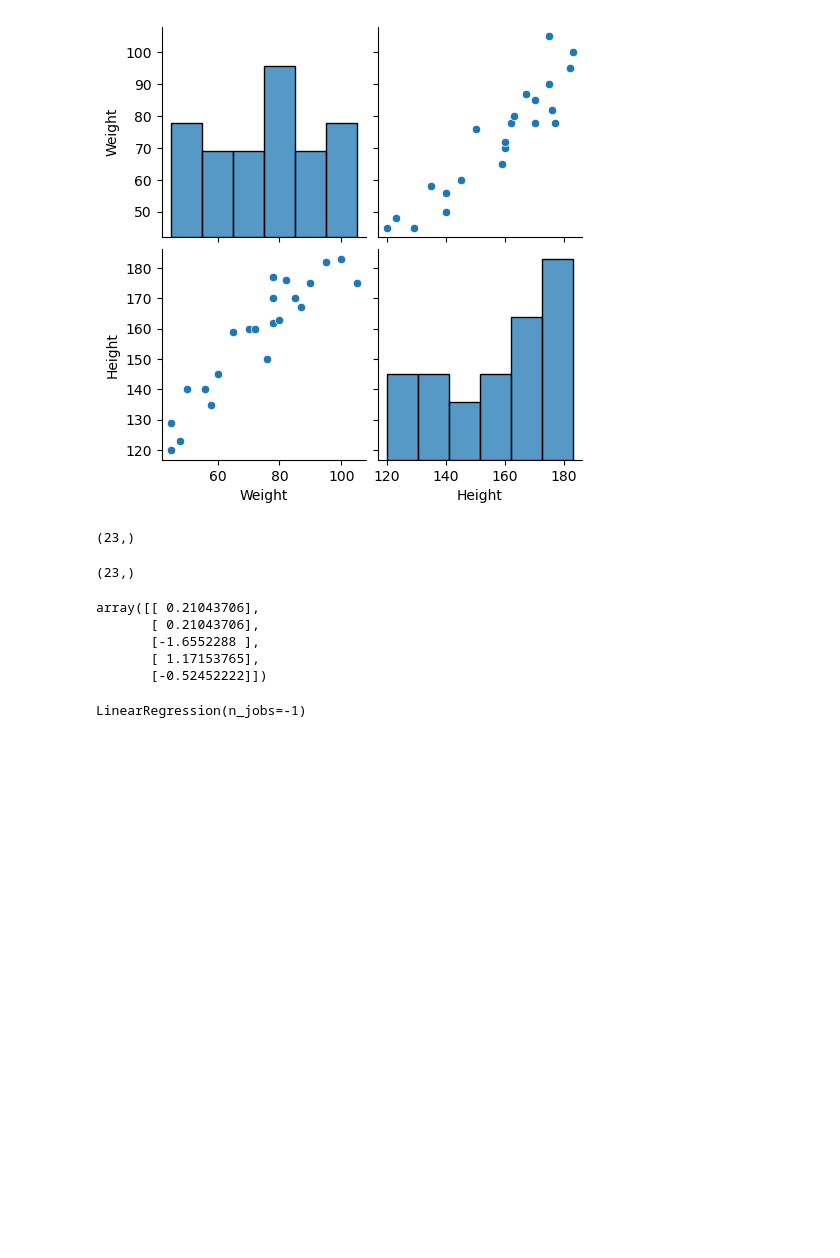
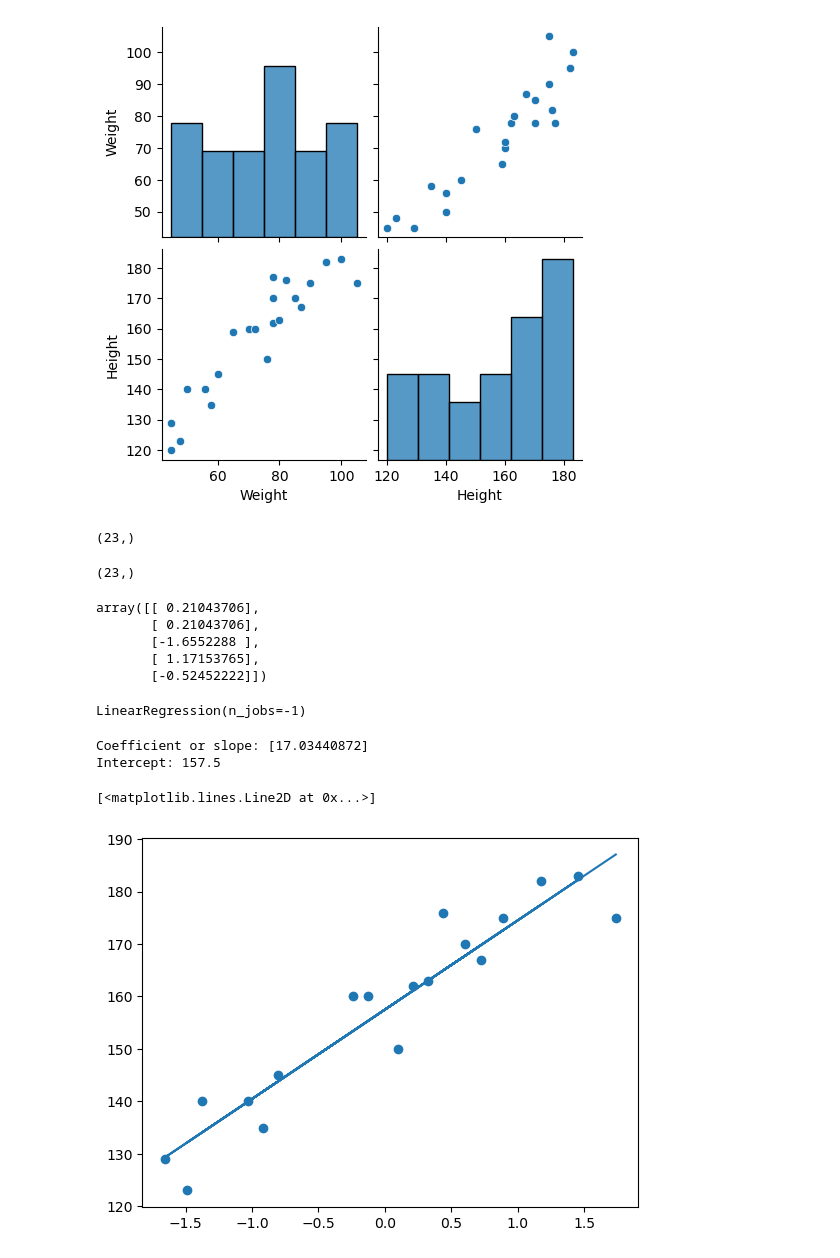
Before and after one commit to rahul-coo/height_weight_Model, a Jupyter notebook: Height_Weight_Model.ipynb, the cells around one changed output. Drawn from its saved outputs; the diff is of its cells as text; code cells hidden in the pictures; blank space fills up the shorter version.

```diff
--- a/Height_Weight_Model.ipynb
+++ b/Height_Weight_Model.ipynb
@@ -78,3 +78,16 @@ regression=LinearRegression(n_jobs=-1)
 regression.fit(X_train,y_train)
 # %% [output]
 LinearRegression(n_jobs=-1)
+# %%
+print("Coefficient or slope:",regression.coef_)
+print("Intercept:",regression.intercept_)
+# %% [output]
+Coefficient or slope: [17.03440872]
+Intercept: 157.5
+# %%
+## plot Training data plot best fit line
+plt.scatter(X_train,y_train)
+plt.plot(X_train,regression.predict(X_train))
+# %% [output]
+[<matplotlib.lines.Line2D at 0x...>]
+[figure, added]
```
Also changed, not shown: parts of 1 cell of this notebook.
